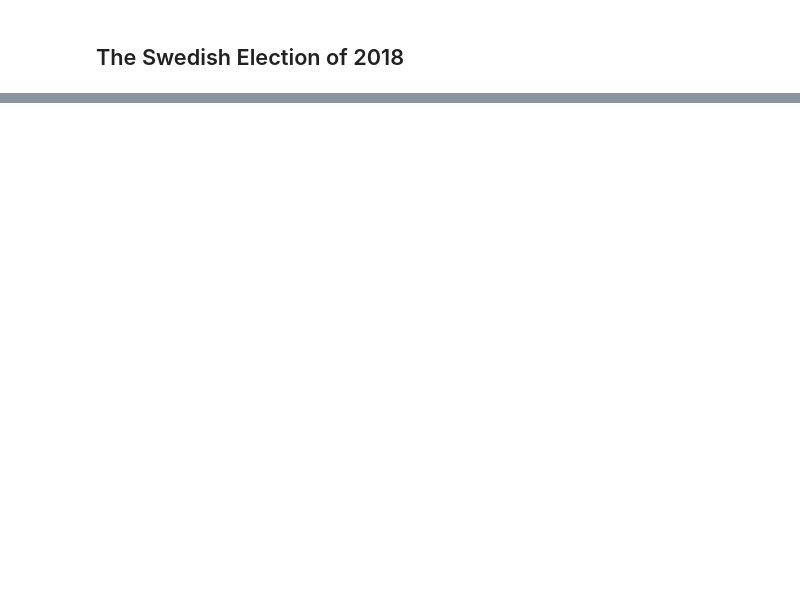
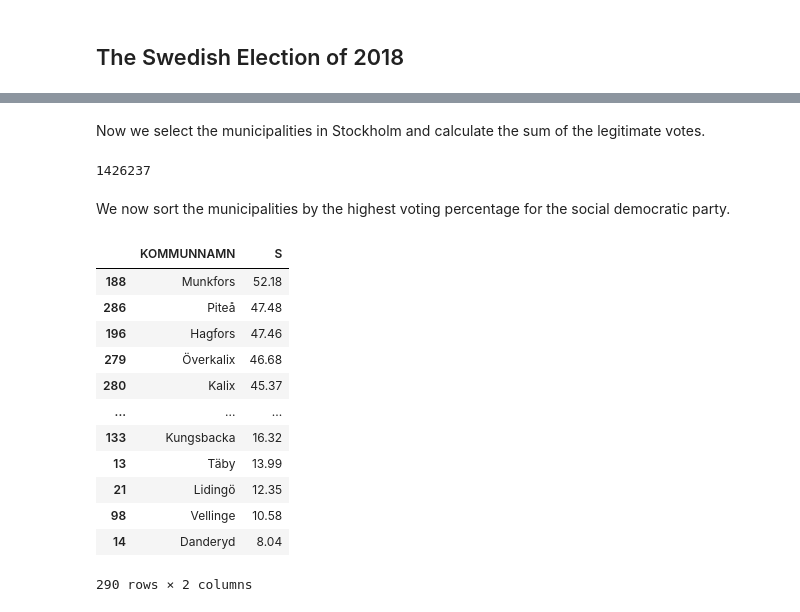
Before and after one commit to majaelm/su-mt4007, a Jupyter notebook: HW2/HW2.ipynb, the cells around one changed output, grey strips where cells are left out. Saved outputs shown, nothing was run; the diff lists cells and outputs as text; code cells hidden in the pictures; blank space fills up the shorter version.

```diff
--- a/HW2/HW2.ipynb
+++ b/HW2/HW2.ipynb
@@ -90,4 +70,2 @@ Something interesting from the table above is that the apartment with smallest l
 # %%
-election_df = pd.read_csv('https://raw.githubusercontent.com/su-mt4007/data/refs/heads/main/2018_R_per_kommun.csv', delimiter= ';')
-
-election_df
+election_df = pd.read_csv('https://raw.githubusercontent.com/su-mt4007/data/refs/heads/main/2018_R_per_kommun.csv', delimiter= ';', decimal=',')
@@ -108,2 +72,29 @@ election_df
+# %% [markdown]
+Now we select the municipalities in Stockholm and calculate the sum of the legitimate votes.
 # %%
-relevent_elec_df =
+election_df\
+    [election_df['LÄNSNAMN'] == 'Stockholms län']\
+    ['RÖSTER GILTIGA']\
+    .sum()
+# %% [output]
+1426237
+# %% [markdown]
+We now sort the municipalities by the highest voting percentage for the social democratic party.
+# %%
+election_df\
+    [['KOMMUNNAMN', 'S']]\
+    .sort_values('S', ascending = False)
+# %% [output]
+|  | KOMMUNNAMN | S |
+| 188 | Munkfors | 52.18 |
+| 286 | Piteå | 47.48 |
+| 196 | Hagfors | 47.46 |
+| 279 | Överkalix | 46.68 |
+| 280 | Kalix | 45.37 |
+| ... | ... | ... |
+| 133 | Kungsbacka | 16.32 |
+| 13 | Täby | 13.99 |
+| 21 | Lidingö | 12.35 |
+| 98 | Vellinge | 10.58 |
+| 14 | Danderyd | 8.04 |
+290 rows × 2 columns
```
Also changed, not shown: parts of 22 cells of this notebook.
